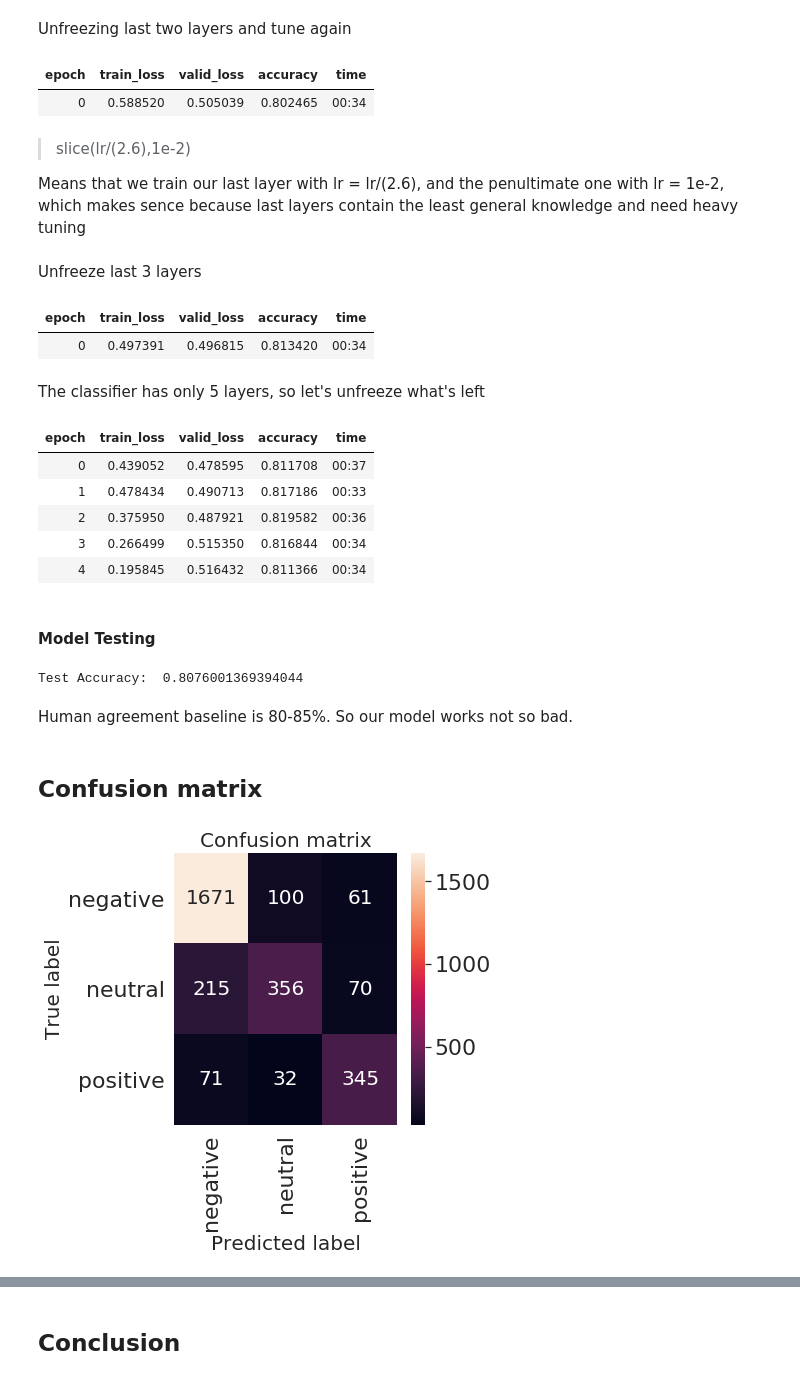
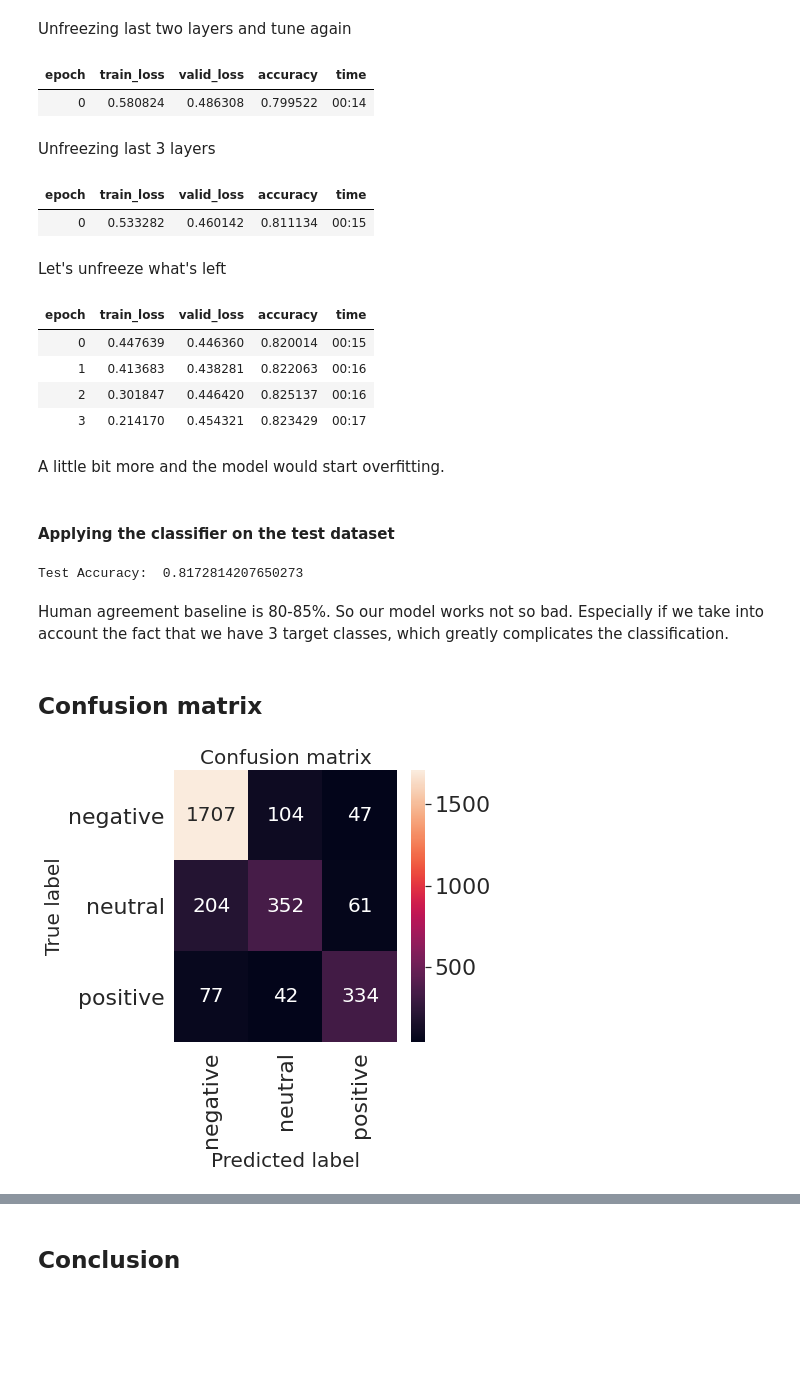
Before and after one commit to Claussss/ULMFiT_Sentiment, a Jupyter notebook: main.ipynb, the cells around one changed output, grey strips where cells are left out. Drawn from its saved outputs; the diff is of its cells as text; code cells hidden in the pictures; blank space fills up the shorter version.

```diff
--- a/main.ipynb
+++ b/main.ipynb
@@ -415,4 +535,4 @@ lr = 1e-02
 # %%
-learner_clas.fit_one_cycle(1, lr, moms=(0.8,0.7))
+classifier.fit_one_cycle(1, lr, moms=(0.8,0.7))
 # %% [output]
 | epoch | train_loss | valid_loss | accuracy | time |
@@ -420,33 +540,30 @@ learner_clas.fit_one_cycle(1, lr, moms=(0.8,0.7))
 # %% [markdown]
 Unfreezing last two layers and tune again
 # %%
-learner_clas.freeze_to(-2)
-learner_clas.fit_one_cycle(1, slice(lr/(2.6),1e-02), moms=(0.8,0.7))
+classifier.freeze_to(-2)
+classifier.fit_one_cycle(1, slice(lr/(2.6),lr), moms=(0.8,0.7))
 # %% [output]
 | epoch | train_loss | valid_loss | accuracy | time |
-| 0 | 0.588520 | 0.505039 | 0.802465 | 00:34 |
+| 0 | 0.580824 | 0.486308 | 0.799522 | 00:14 |
-# %% [markdown]
-> slice(lr/(2.6),1e-2)
-
-Means that we train our last layer with lr = lr/(2.6), and the penultimate one with lr = 1e-2, which makes sence because last layers contain the least general knowledge and need heavy tuning
 # %% [markdown]
-Unfreeze last 3 layers
+Unfreezing last 3 layers
 # %%
-learner_clas.freeze_to(-3)
-learner_clas.fit_one_cycle(1, slice((lr/(2.6**2)),1e-3), moms=(0.8,0.7))
+classifier.freeze_to(-3)
+.fit_one_cycle(1, slice((lr/(2.6**2)),1e-3), moms=(0.8,0.7))
 # %% [output]
 | epoch | train_loss | valid_loss | accuracy | time |
-| 0 | 0.497391 | 0.496815 | 0.813420 | 00:34 |
+| 0 | 0.533282 | 0.460142 | 0.811134 | 00:15 |
 # %% [markdown]
-The classifier has only 5 layers, so let's unfreeze what's left
+Let's unfreeze what's left
 # %%
-learner_clas.unfreeze()
-learner_clas.fit_one_cycle(5, slice(lr/(2.6**3),1e-3), moms=(0.8,0.7))
+classifier.unfreeze()
+classifier.fit_one_cycle(4, slice(lr/(2.6**3),1e-3), moms=(0.8,0.7))
 # %% [output]
 | epoch | train_loss | valid_loss | accuracy | time |
-| 0 | 0.439052 | 0.478595 | 0.811708 | 00:37 |
-| 1 | 0.478434 | 0.490713 | 0.817186 | 00:33 |
-| 2 | 0.375950 | 0.487921 | 0.819582 | 00:36 |
-| 3 | 0.266499 | 0.515350 | 0.816844 | 00:34 |
-| 4 | 0.195845 | 0.516432 | 0.811366 | 00:34 |
+| 0 | 0.447639 | 0.446360 | 0.820014 | 00:15 |
+| 1 | 0.413683 | 0.438281 | 0.822063 | 00:16 |
+| 2 | 0.301847 | 0.446420 | 0.825137 | 00:16 |
+| 3 | 0.214170 | 0.454321 | 0.823429 | 00:17 |
+# %% [markdown]
+A little bit more and the model would start overfitting.
 # %%
@@ -456,30 +573,30 @@ learner_clas.save("full_tuned_classifier")
-# %% [markdown]
-#### Model Testing
+# %% [markdown]
+#### Applying the classifier on the test dataset
 # %%
 # Make predictions for the test dataset
-predictiction = test['text'].apply(lambda row: str(learner_clas.predict(row)[0]))
+test_predictictions = test['text'].apply(lambda row: str(classifier.predict(row)[0]))
 # %%
-print("Test Accuracy: ", accuracy_score(test['airline_sentiment'], prediction))
+print("Test Accuracy: ", accuracy_score(test['airline_sentiment'], test_predictictions))
 # %% [output]
-Test Accuracy:  0.8076001369394044
+Test Accuracy:  0.8172814207650273
 # %% [markdown]
-Human agreement baseline is 80-85%. So our model works not so bad.
+Human agreement baseline is 80-85%. So our model works not so bad. Especially if we take into account the fact that we have 3 target classes, which greatly complicates the classification.
 # %% [markdown]
 ## Confusion matrix
 # %%
 
 sns.set(font_scale=2)
 
 LABELS = ['negative', 'neutral', 'positive']
 
-confusion_matrix = confusion_matrix(test['airline_sentiment'], predictiction)
+confusion_matrix = confusion_matrix(test['airline_sentiment'], test_predictictions)
 
 plt.figure(figsize=(5, 5))
 sns.heatmap(confusion_matrix, xticklabels=LABELS, yticklabels=LABELS, annot=True, fmt="d", annot_kws={"size": 20});
 plt.title("Confusion matrix", fontsize=20)
 plt.ylabel('True label', fontsize=20)
 plt.xlabel('Predicted label', fontsize=20)
 plt.show()
 # %% [output]
-[figure, old version]
+[figure, new version]
 # %% [markdown]
```
Also changed, not shown: parts of 61 cells of this notebook.
